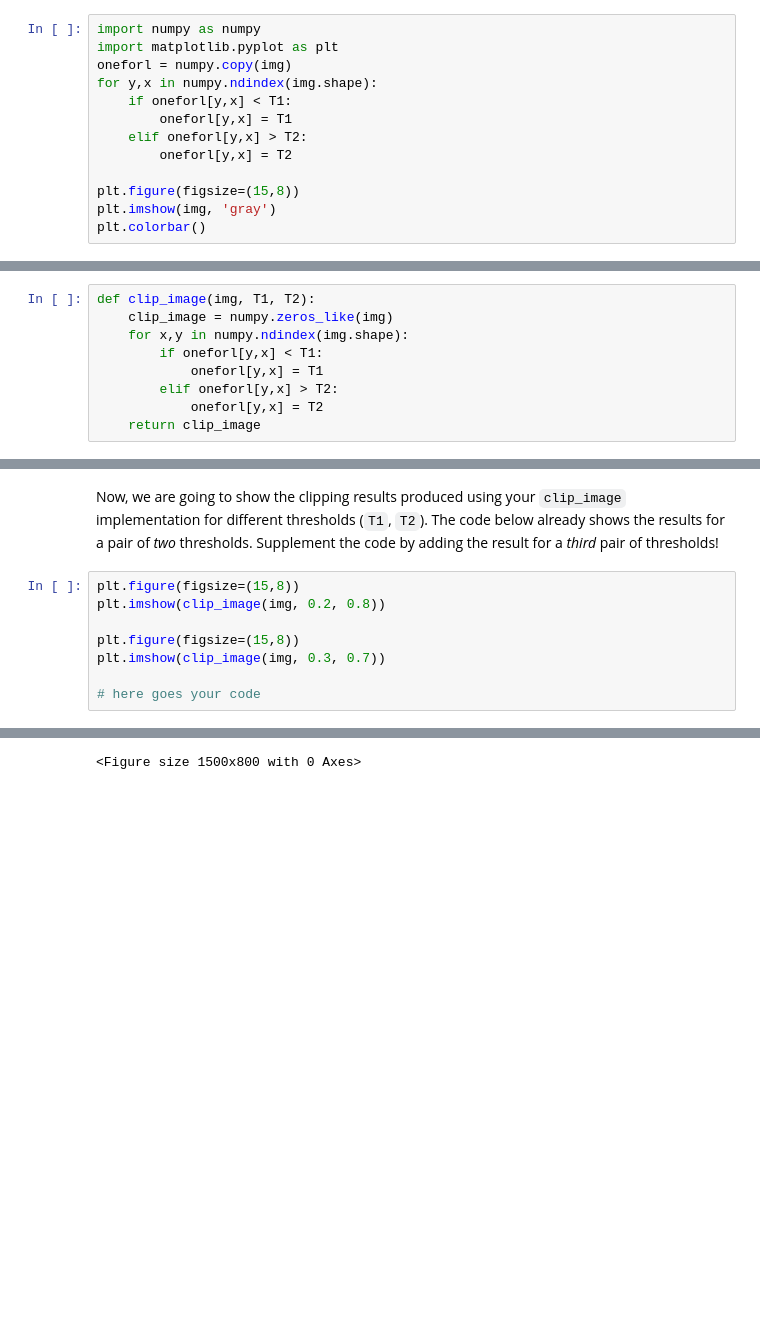
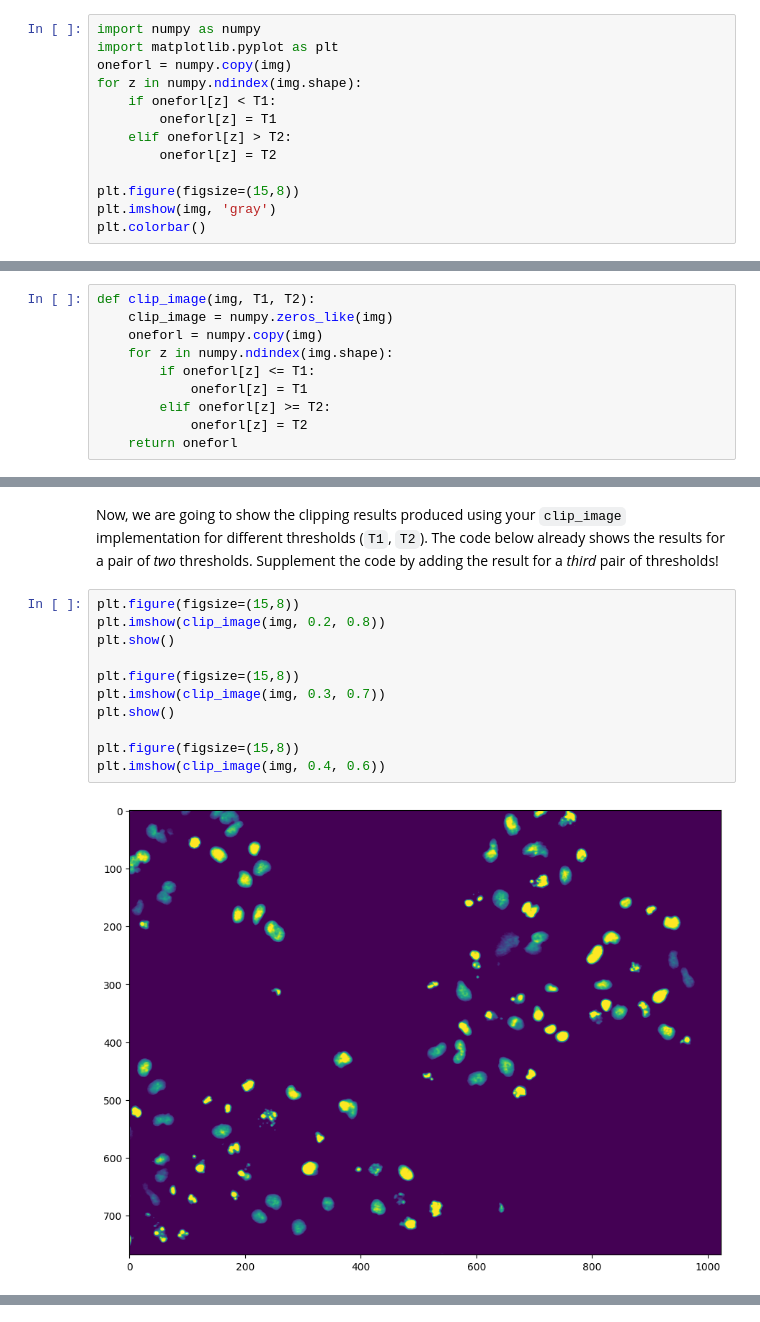
Before and after one commit to PaulaKraemer/mobi-fs3-python, a Jupyter notebook: task2.ipynb, the cells around one changed output, grey strips where cells are left out. Saved outputs shown, nothing was run; the diff lists cells and outputs as text; blank space fills up the shorter version.

```diff
--- a/task2.ipynb
+++ b/task2.ipynb
@@ -73,11 +73,11 @@ plt.colorbar()
 import numpy as numpy
 import matplotlib.pyplot as plt
 oneforl = numpy.copy(img)
-for y,x in numpy.ndindex(img.shape):
-    if oneforl[y,x] < T1:
-        oneforl[y,x] = T1
-    elif oneforl[y,x] > T2:
-        oneforl[y,x] = T2
+for z in numpy.ndindex(img.shape):
+    if oneforl[z] < T1:
+        oneforl[z] = T1
+    elif oneforl[z] > T2:
+        oneforl[z] = T2
 
 plt.figure(figsize=(15,8))
 plt.imshow(img, 'gray')
@@ -94,12 +94,13 @@ plt.colorbar()
 # %%
 def clip_image(img, T1, T2):
     clip_image = numpy.zeros_like(img)
-    for x,y in numpy.ndindex(img.shape):
-        if oneforl[y,x] < T1:
-            oneforl[y,x] = T1
-        elif oneforl[y,x] > T2:
-            oneforl[y,x] = T2
-    return clip_image
+    oneforl = numpy.copy(img)
+    for z in numpy.ndindex(img.shape):
+        if oneforl[z] <= T1:
+            oneforl[z] = T1
+        elif oneforl[z] >= T2:
+            oneforl[z] = T2
+    return oneforl
 # %% [markdown]
 **Hints:**
 1. The implementation of the function starts after the `def`-line. Any instructions written *(i)* below this line and *(ii)* indented to the right will be run *from top to bottom* whenever you use this function. The execution of the function ends when the last instruction is reached or a `return` statement is encountered.
@@ -115,9 +114,13 @@ Now, we are going to show the clipping results produced using your `clip_image`
 # %%
 plt.figure(figsize=(15,8))
 plt.imshow(clip_image(img, 0.2, 0.8))
+plt.show()
 
 plt.figure(figsize=(15,8))
 plt.imshow(clip_image(img, 0.3, 0.7))
+plt.show()
 
-# here goes your code
+plt.figure(figsize=(15,8))
+plt.imshow(clip_image(img, 0.4, 0.6))
 # %% [output]
+[figure, added]
@@ -125 +128,0 @@ NameError: name 'result' is not defined
-<Figure size 1500x800 with 0 Axes>
```
Also changed, not shown: parts of 3 cells of this notebook.
